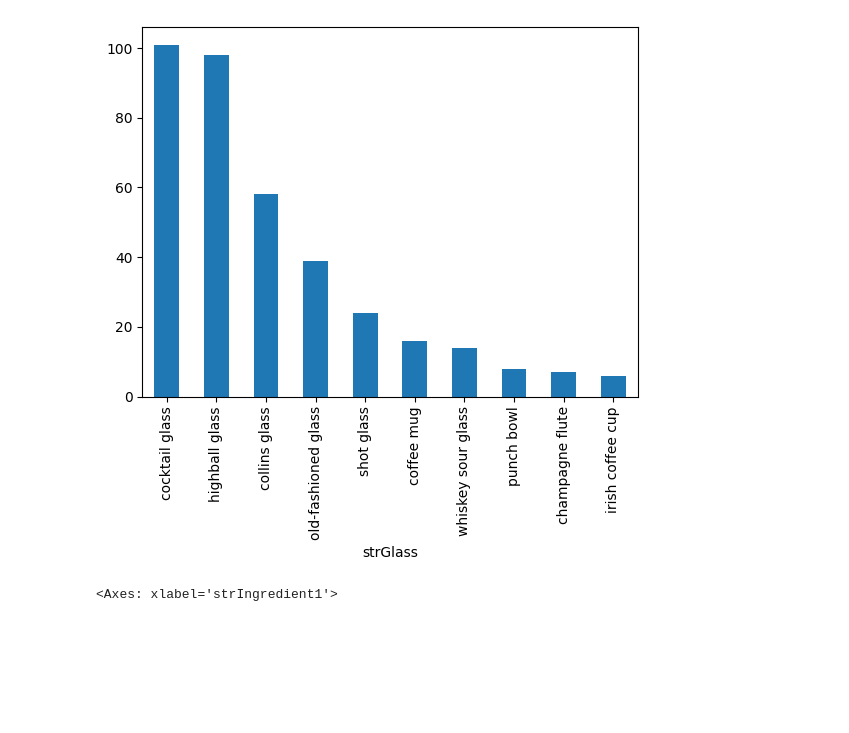
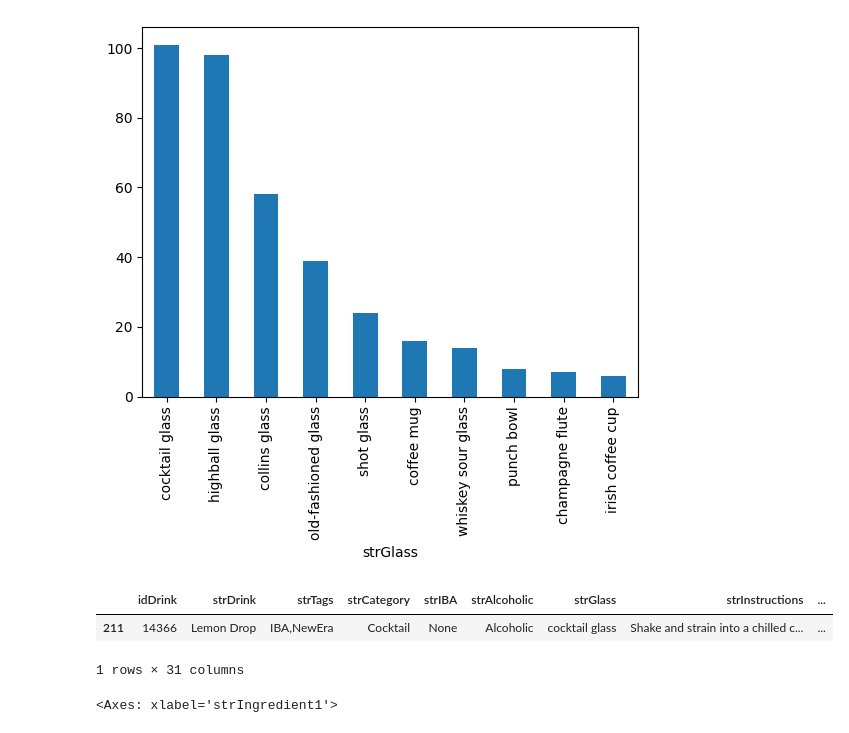
Before and after one commit to redsun498/Data-Genie, a Jupyter notebook: notebooks/EDA - Cocktails.ipynb, the cells around one changed output. Saved outputs shown, nothing was run; the diff lists cells and outputs as text; code cells hidden in the pictures; blank space fills up the shorter version.

```diff
--- a/notebooks/EDA - Cocktails.ipynb
+++ b/notebooks/EDA - Cocktails.ipynb
@@ -1826,6 +1833,12 @@ all_drinks_df['strGlass'].value_counts().head(10).plot.bar()
 # %% [output]
 <Axes: xlabel='strGlass'>
 [figure]
+# %%
+all_drinks_df[all_drinks_df['strDrink'] == 'Lemon Drop']
+# %% [output]
+|  | idDrink | strDrink | strTags | strCategory | strIBA | strAlcoholic | strGlass | strInstructions | ... |
+| 211 | 14366 | Lemon Drop | IBA,NewEra | Cocktail | None | Alcoholic | cocktail glass | Shake and strain into a chilled c... | ... |
+1 rows × 31 columns
 # %%
 popular_drinks_df['strIngredient1'].value_counts().plot.bar()
 # %% [output]
```
Also changed, not shown: parts of 24 cells of this notebook, 3 other files.
